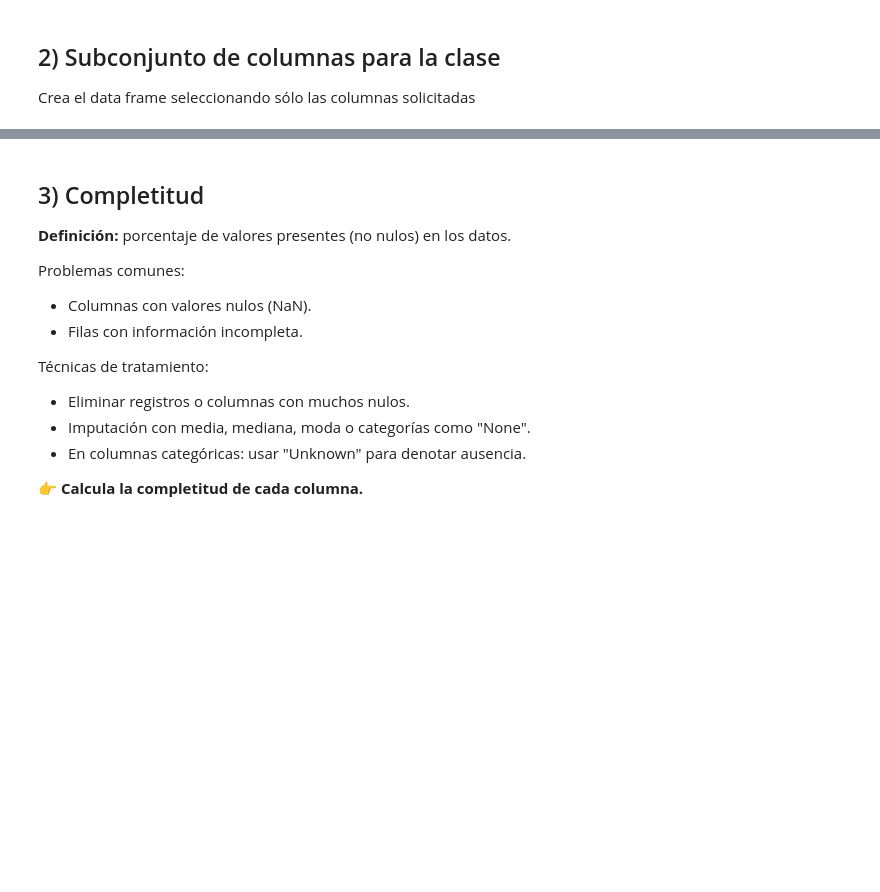
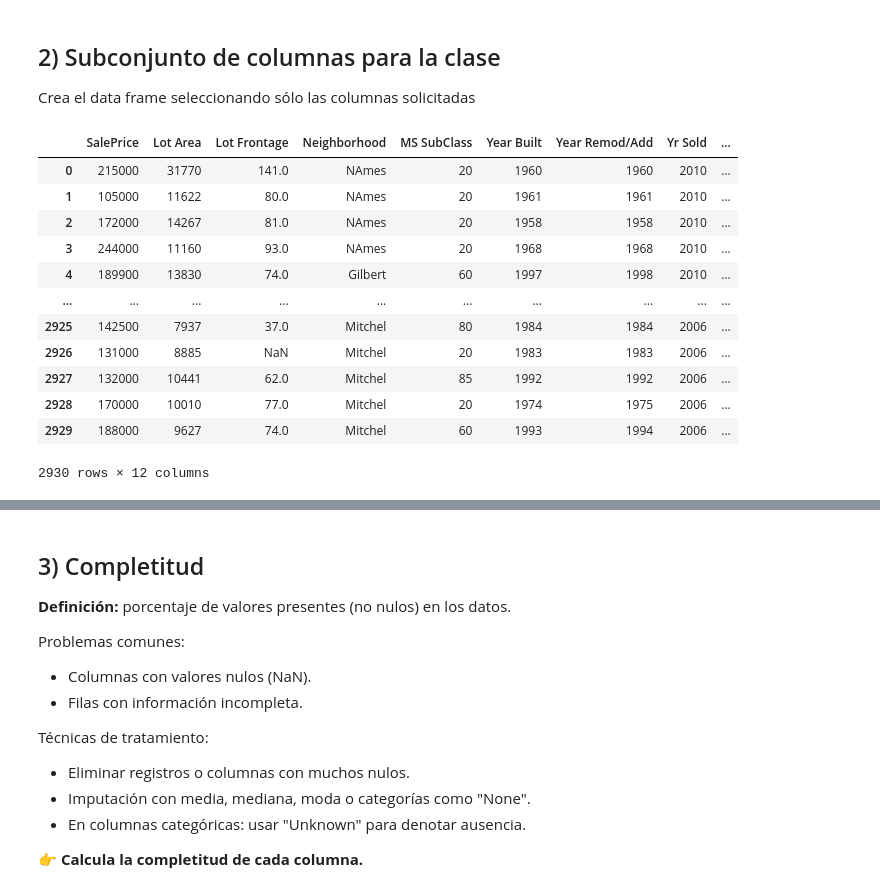
Before and after one commit to DataJm/202509-Data-Analytics-con-Python, a Jupyter notebook: Live Coding/Clase 08/Clase8_Calidad_Limpieza_Ames.ipynb, the cells around one changed output, grey strips where cells are left out. Cells and saved outputs as stored; diff of their text form; code cells hidden in the pictures; blank space fills up the shorter version.

```diff
--- a/Live Coding/Clase 08/Clase8_Calidad_Limpieza_Ames.ipynb
+++ b/Live Coding/Clase 08/Clase8_Calidad_Limpieza_Ames.ipynb
@@ -41,5 +41,23 @@ Crea el data frame seleccionando sólo las columnas solicitadas
 # %%
 cols = [
     "SalePrice","Lot Area","Lot Frontage","Neighborhood","MS SubClass",
     "Year Built","Year Remod/Add","Yr Sold","Garage Cars","Garage Area","Alley","Fireplace Qu"
 ]
+
+df = df_raw[cols]
+
+df
+# %% [output]
+|  | SalePrice | Lot Area | Lot Frontage | Neighborhood | MS SubClass | Year Built | Year Remod/Add | Yr Sold | ... |
+| 0 | 215000 | 31770 | 141.0 | NAmes | 20 | 1960 | 1960 | 2010 | ... |
+| 1 | 105000 | 11622 | 80.0 | NAmes | 20 | 1961 | 1961 | 2010 | ... |
+| 2 | 172000 | 14267 | 81.0 | NAmes | 20 | 1958 | 1958 | 2010 | ... |
+| 3 | 244000 | 11160 | 93.0 | NAmes | 20 | 1968 | 1968 | 2010 | ... |
+| 4 | 189900 | 13830 | 74.0 | Gilbert | 60 | 1997 | 1998 | 2010 | ... |
+| ... | ... | ... | ... | ... | ... | ... | ... | ... | ... |
+| 2925 | 142500 | 7937 | 37.0 | Mitchel | 80 | 1984 | 1984 | 2006 | ... |
+| 2926 | 131000 | 8885 | NaN | Mitchel | 20 | 1983 | 1983 | 2006 | ... |
+| 2927 | 132000 | 10441 | 62.0 | Mitchel | 85 | 1992 | 1992 | 2006 | ... |
+| 2928 | 170000 | 10010 | 77.0 | Mitchel | 20 | 1974 | 1975 | 2006 | ... |
+| 2929 | 188000 | 9627 | 74.0 | Mitchel | 60 | 1993 | 1994 | 2006 | ... |
+2930 rows × 12 columns
```
Also changed, not shown: parts of 8 cells of this notebook, 1 other file.
